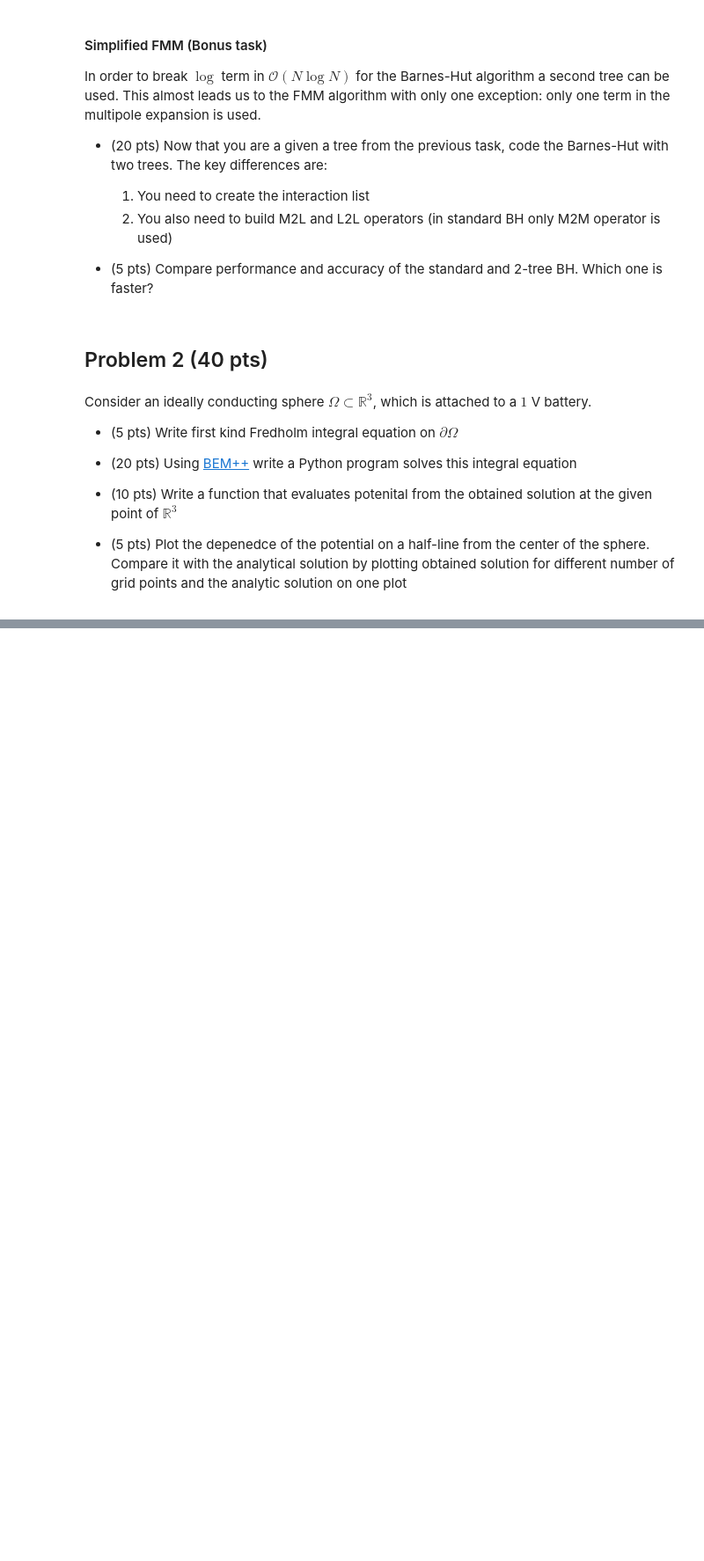
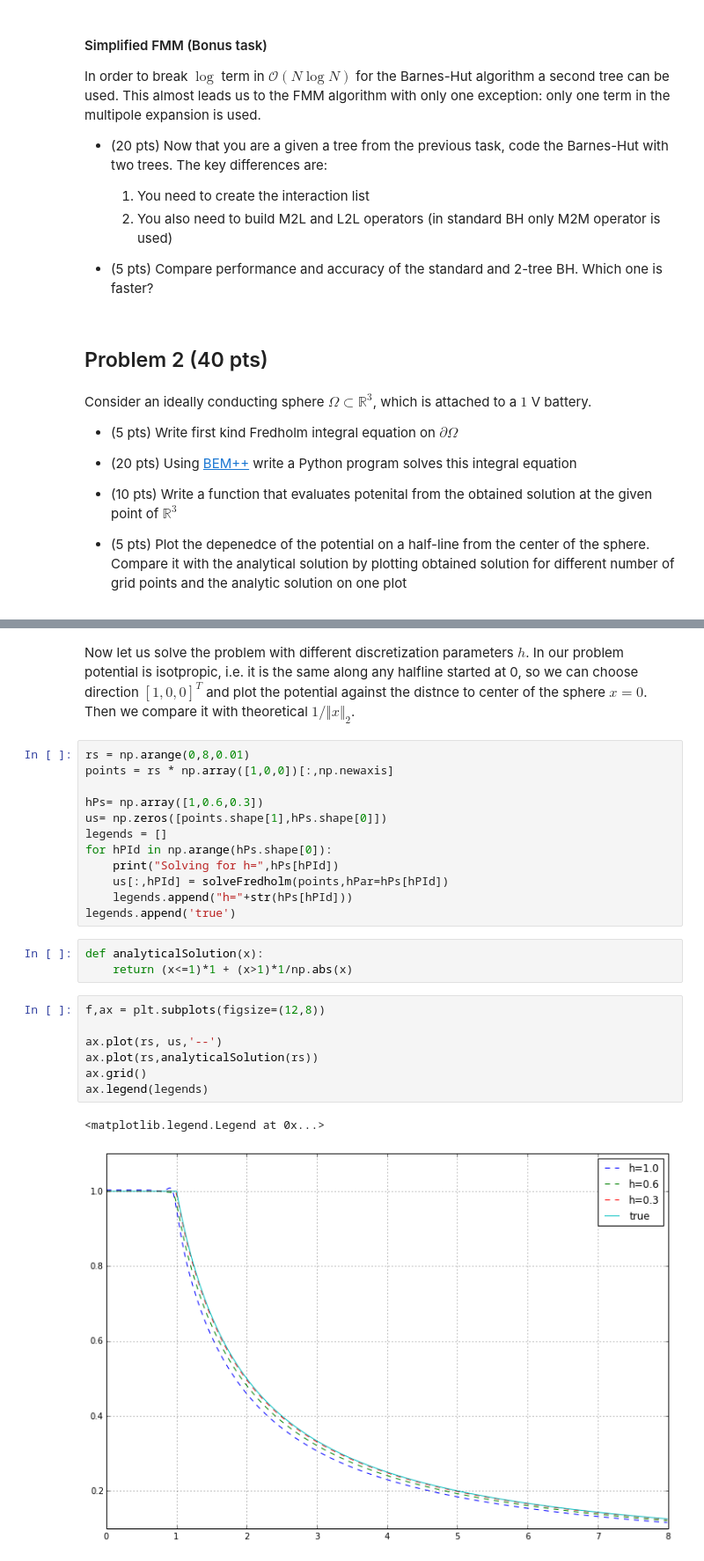
Before and after one commit to XuMuK1/fastpdehw, a Jupyter notebook: ps1/PS1.ipynb, the cells around one changed output, grey strips where cells are left out. Shown: that part at 88% size. Saved outputs shown, nothing was run; the diff lists cells and outputs as text; blank space fills up the shorter version.

```diff
--- a/ps1/PS1.ipynb
+++ b/ps1/PS1.ipynb
@@ -264,0 +420,27 @@ Consider an ideally conducting sphere $\Omega\subset\mathbb{R}^3$, which is atta
+# %% [markdown]
+Now let us solve the problem with different discretization parameters $h$. In our problem potential is isotpropic, i.e. it is the same along any halfline started at 0, so we can choose direction $[1,0,0]^T$ and plot the potential against the distnce to center of the sphere $x=0$. Then we compare it with theoretical $1/\Vert x \Vert_2$.
+# %%
+rs = np.arange(0,8,0.01)
+points = rs * np.array([1,0,0])[:,np.newaxis]
+
+hPs= np.array([1,0.6,0.3])
+us= np.zeros([points.shape[1],hPs.shape[0]])
+legends = []
+for hPId in np.arange(hPs.shape[0]):
+    print("Solving for h=",hPs[hPId])
+    us[:,hPId] = solveFredholm(points,hPar=hPs[hPId])
+    legends.append("h="+str(hPs[hPId]))
+legends.append('true')
+# %%
+def analyticalSolution(x):
+    return (x<=1)*1 + (x>1)*1/np.abs(x)
+# %%
+f,ax = plt.subplots(figsize=(12,8))
+
+ax.plot(rs, us,'--')
+ax.plot(rs,analyticalSolution(rs))
+ax.grid()
+ax.legend(legends)
+# %% [output]
+<matplotlib.legend.Legend at 0x...>
+[figure, added]
```
Also changed, not shown: parts of 22 cells of this notebook, 1 other file.
